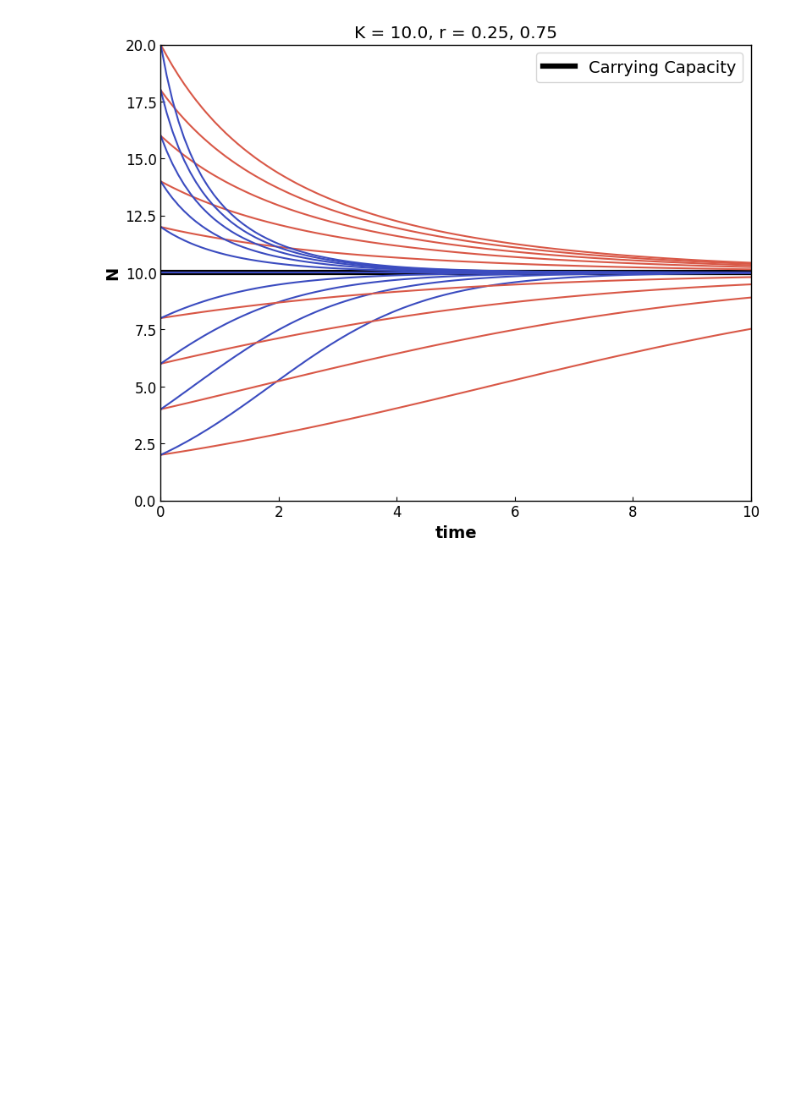
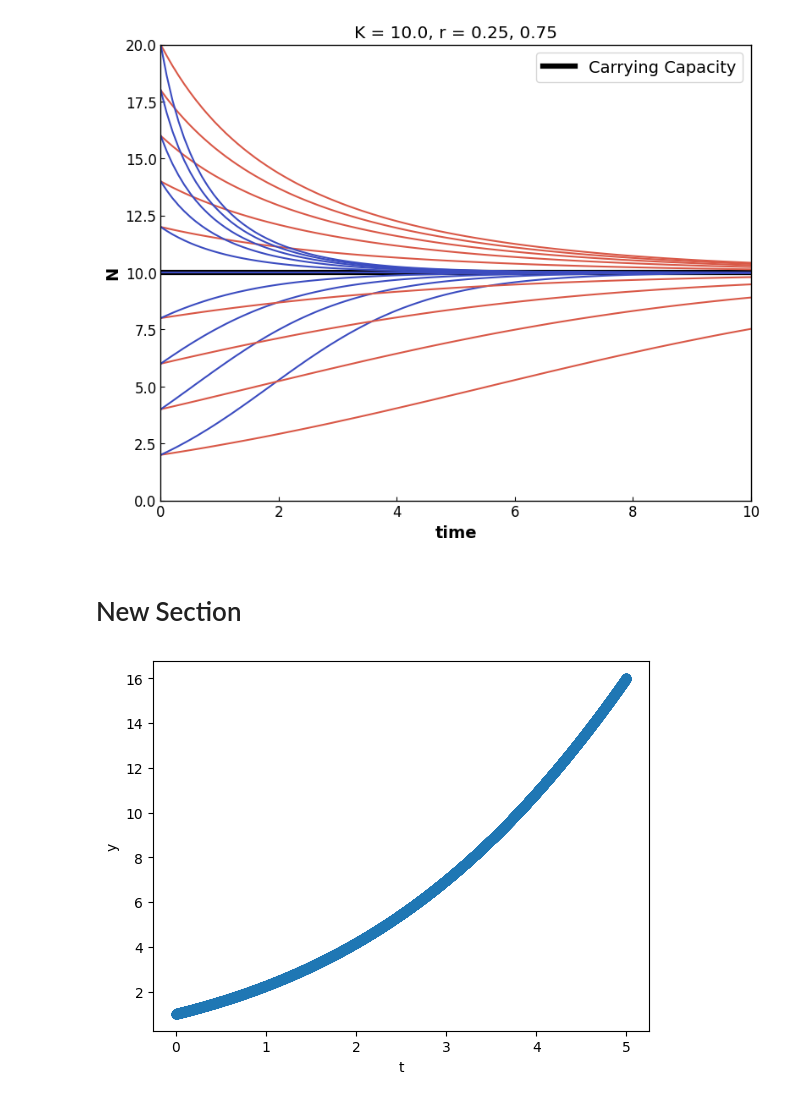
Before and after one commit to jchen-0808/cs1200_new, a Jupyter notebook: 01_population_single_1/logistic_continuous.ipynb, the cells around one changed output. Cells and saved outputs as stored; diff of their text form; code cells hidden in the pictures; blank space fills up the shorter version.

```diff
--- a/01_population_single_1/logistic_continuous.ipynb
+++ b/01_population_single_1/logistic_continuous.ipynb
@@ -115,3 +115,5 @@ ax.legend(loc='upper right')
 plt.show()
 # %% [output]
 [figure]
+# %% [markdown]
+# New Section
@@ -117,0 +124,34 @@ plt.show()
+# %%
+# Creating a function equivalent to ode45 in Matlab
+def ode45(f,tint,y0,rtol=1e-9):
+    r = ode(f).set_integrator('zvode', method='bdf',rtol=rtol)
+    r.set_initial_value(y0, tint[0])
+    dt=(tint[1]-tint[0])/10000
+    t1 = tint[1]
+    tt=[]
+    rr=[]
+    while r.successful() and r.t < t1:
+        tt.append(r.t+dt)
+        rr.append(np.real(r.integrate(r.t+dt)))
+    return tt,rr
+# %%
+# An example illustrating the definition
+# of a function for use in ode45
+def ode_function():
+
+    y0=1;
+    r= 0.5;
+    K = 10
+
+    [t,y]=ode45(lambda t,y: f(t,y, y0 ,r, K),[0,5],y0);
+    plt.plot(t,y,'-o')
+    plt.xlabel('t');plt.ylabel('y')
+
+def f(t,y, N0, r, K):
+    N = K / (1. - ((N0-K)/N0) * np.exp(-r*t) )
+
+    return N
+# %%
+ode_function()
+# %% [output]
+[figure, added]
```
Also changed, not shown: parts of 1 cell of this notebook.
